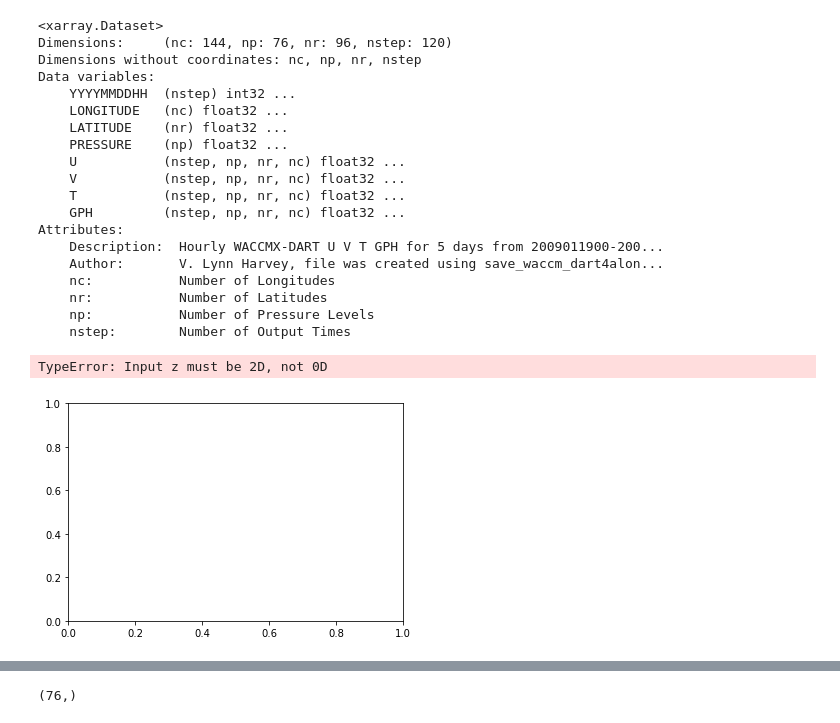
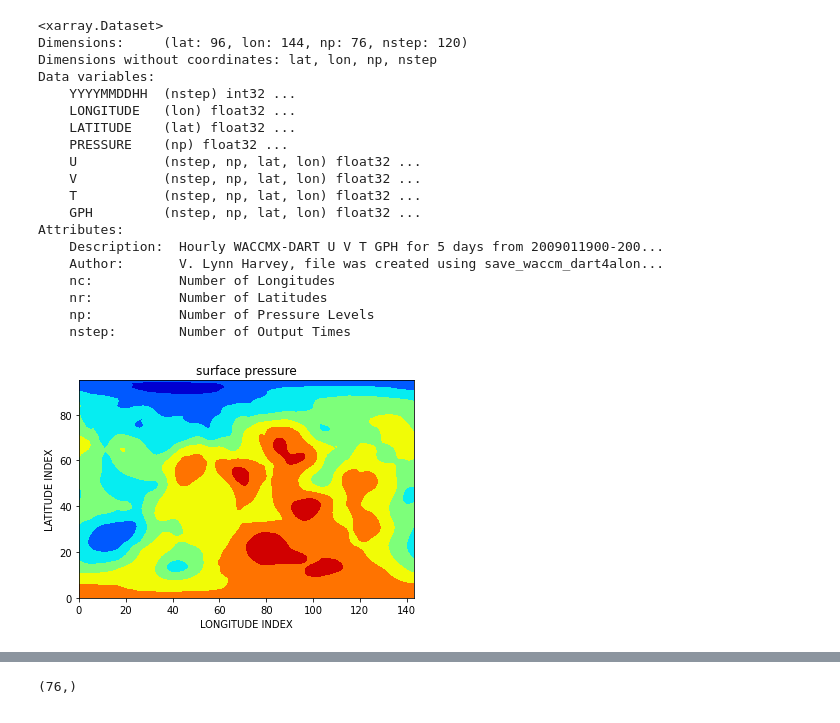
Before and after one commit to 7AlonsoRaikiri7/SummerREU, a Jupyter notebook: WACCMX+DART_UVTGPH_2009011900-2009030523.ipynb, the cells around one changed output, grey strips where cells are left out. Cells and saved outputs as stored; diff of their text form; code cells hidden in the pictures.

```diff
--- a/WACCMX+DART_UVTGPH_2009011900-2009030523.ipynb
+++ b/WACCMX+DART_UVTGPH_2009011900-2009030523.ipynb
@@ -20,21 +21,22 @@ import cartopy.crs as ccrs
 # %%
 file   = 'WACCMX+DART_UVTGPH_2009011900-2009030523.nc'
 ds=xr.open_dataset(file)
+ds=ds.rename({"nc": "lon","nr":"lat"})
 # %%
 ds
 # %% [output]
 <xarray.Dataset>
-Dimensions:     (nc: 144, np: 76, nr: 96, nstep: 120)
-Dimensions without coordinates: nc, np, nr, nstep
+Dimensions:     (lat: 96, lon: 144, np: 76, nstep: 120)
+Dimensions without coordinates: lat, lon, np, nstep
 Data variables:
     YYYYMMDDHH  (nstep) int32 ...
-    LONGITUDE   (nc) float32 ...
-    LATITUDE    (nr) float32 ...
+    LONGITUDE   (lon) float32 ...
+    LATITUDE    (lat) float32 ...
     PRESSURE    (np) float32 ...
-    U           (nstep, np, nr, nc) float32 ...
-    V           (nstep, np, nr, nc) float32 ...
-    T           (nstep, np, nr, nc) float32 ...
-    GPH         (nstep, np, nr, nc) float32 ...
+    U           (nstep, np, lat, lon) float32 ...
+    V           (nstep, np, lat, lon) float32 ...
+    T           (nstep, np, lat, lon) float32 ...
+    GPH         (nstep, np, lat, lon) float32 ...
 Attributes:
     Description:  Hourly WACCMX-DART U V T GPH for 5 days from 2009011900-200...
     Author:       V. Lynn Harvey, file was created using save_waccm_dart4alon...
@@ -43,12 +45,11 @@ Attributes:
     np:           Number of Pressure Levels
     nstep:        Number of Output Times
 # %%
-plt.contourf(ds.PRESSURE[0],cmap='jet')
+plt.contourf(ds.GPH[0,0,:,:],cmap='jet')
 plt.xlabel('LONGITUDE INDEX')
 plt.ylabel('LATITUDE INDEX')
 plt.title('surface pressure')
 
 plt.show()
 # %% [output]
-TypeError: Input z must be 2D, not 0D
-[figure, old version]
+[figure, new version]
```
Also changed, not shown: parts of 4 cells of this notebook.
